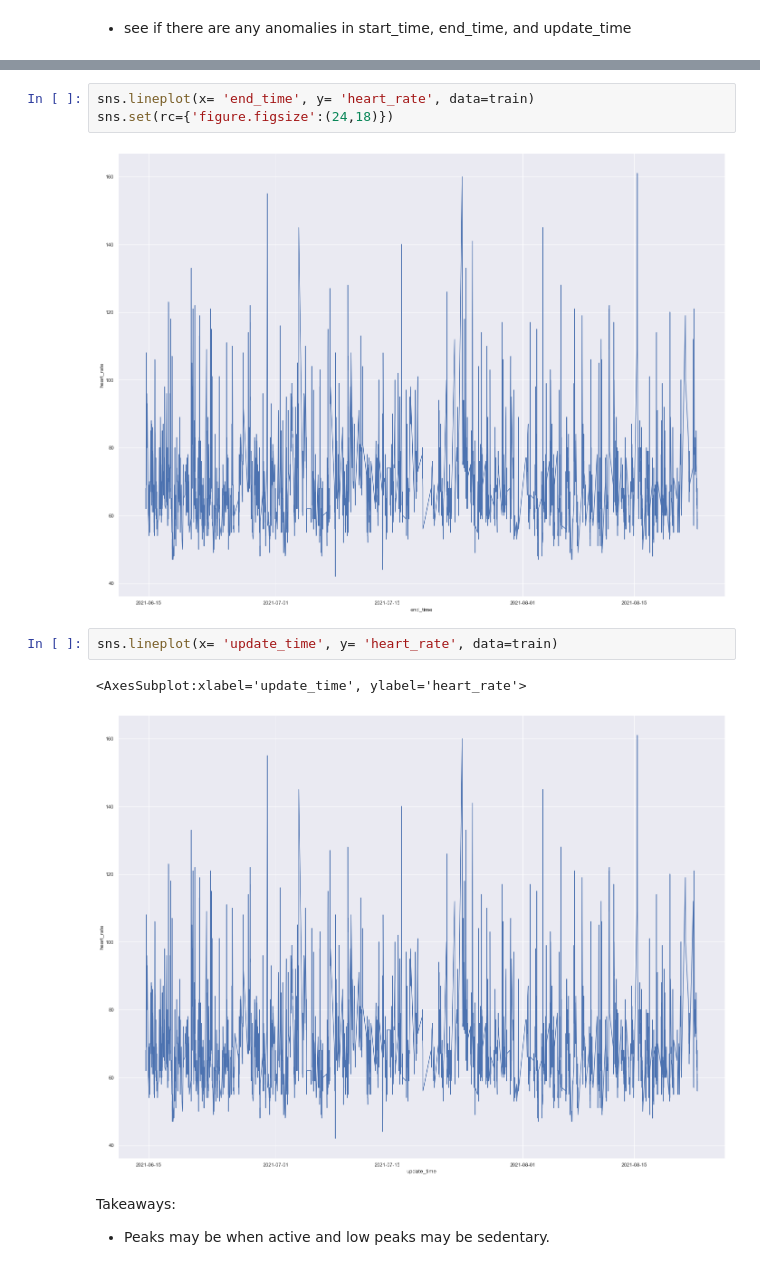
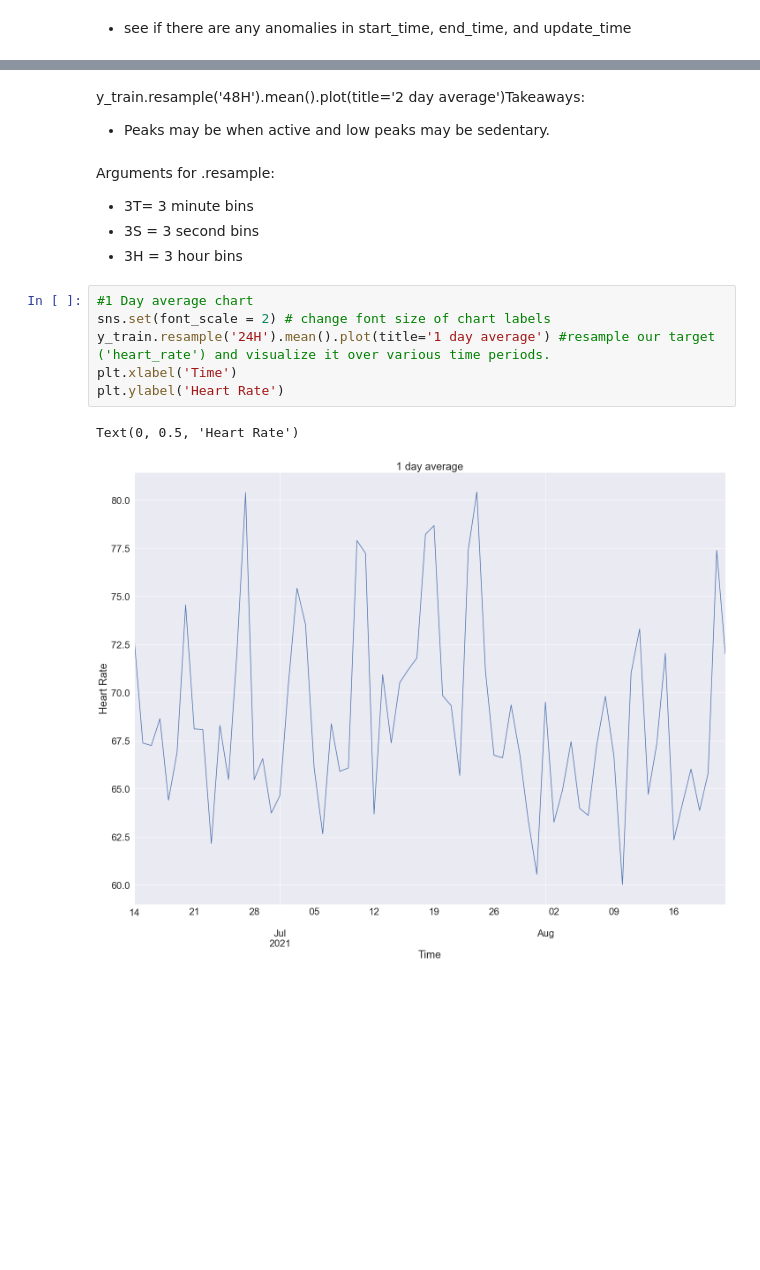
Before and after one commit to LinhQuach13/samsung_heart_rate_fit2, a Jupyter notebook: time_series_samsung_data.ipynb, the cells around one changed output, grey strips where cells are left out. Saved outputs shown, nothing was run; the diff lists cells and outputs as text; blank space fills up the shorter version.

```diff
--- a/time_series_samsung_data.ipynb
+++ b/time_series_samsung_data.ipynb
@@ -180,13 +238,17 @@ sns.set(rc={'figure.figsize':(24,18)})
-# %%
-sns.lineplot(x= 'end_time', y= 'heart_rate', data=train)
-sns.set(rc={'figure.figsize':(24,18)})
-# %% [output]
-[figure, removed]
-# %%
-sns.lineplot(x= 'update_time', y= 'heart_rate', data=train)
-# %% [output]
-<AxesSubplot:xlabel='update_time', ylabel='heart_rate'>
-[figure, removed]
 # %% [markdown]
-Takeaways:
+y_train.resample('48H').mean().plot(title='2 day average')Takeaways:
 - Peaks may be when active and low peaks may be sedentary.
+# %% [markdown]
+Arguments for .resample:
+- 3T= 3 minute bins
+- 3S = 3 second bins
+- 3H = 3 hour bins
+# %%
+#1 Day average chart
+sns.set(font_scale = 2) # change font size of chart labels
+y_train.resample('24H').mean().plot(title='1 day average') #resample our target ('heart_rate') and visualize it over various time periods.
+plt.xlabel('Time')
+plt.ylabel('Heart Rate')
+# %% [output]
+Text(0, 0.5, 'Heart Rate')
+[figure, added]
```
Also changed, not shown: parts of 21 cells of this notebook.
